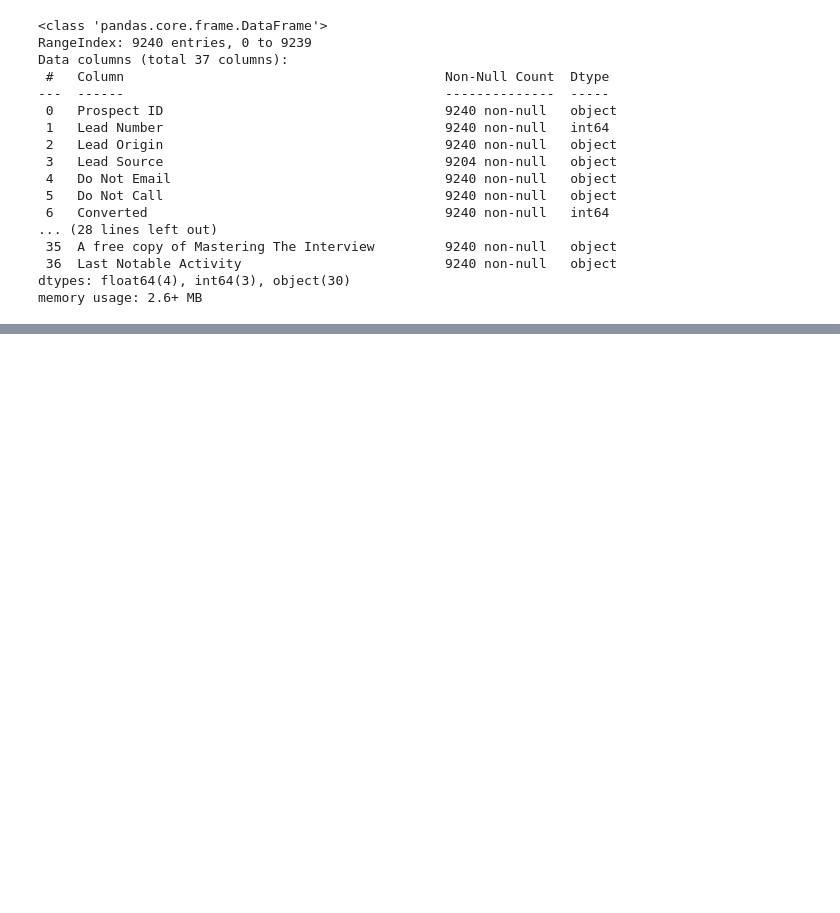
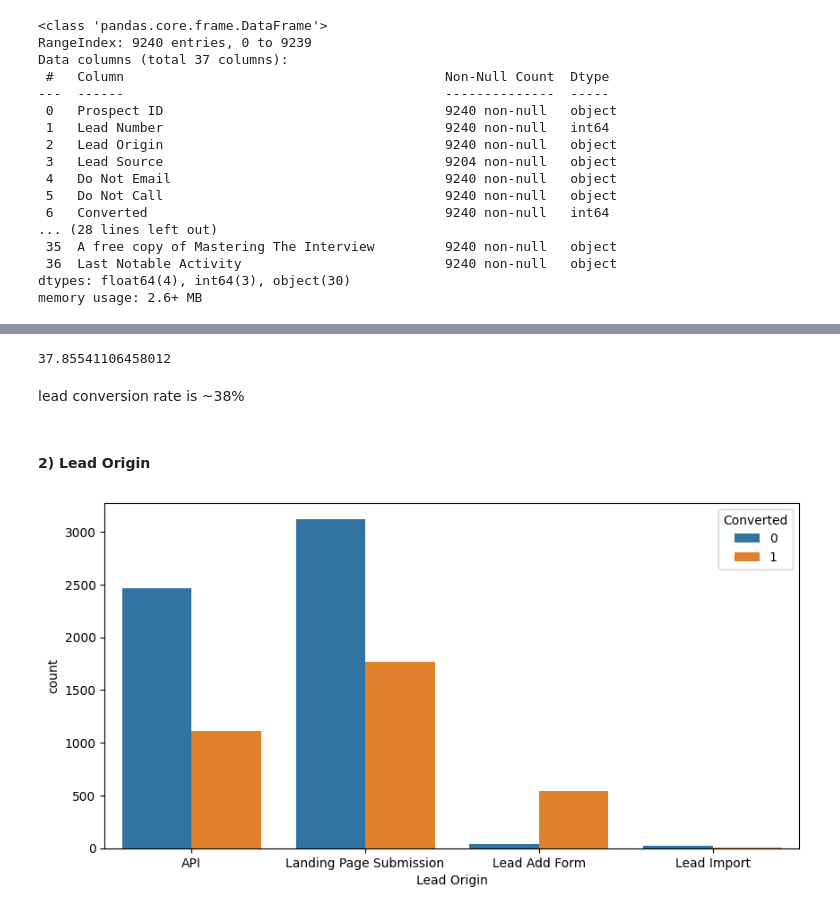
Before and after one commit to KaustavGhosh-97/Lead-Scoring-Case, a Jupyter notebook: Lead_Scoring_case_study.ipynb, the cells around one changed output, grey strips where cells are left out. Drawn from its saved outputs; the diff is of its cells as text; code cells hidden in the pictures; blank space fills up the shorter version.

```diff
--- a/Lead_Scoring_case_study.ipynb
+++ b/Lead_Scoring_case_study.ipynb
@@ -73,0 +243,3 @@ data.describe()
+# %%
+# Imputing the missing data in the "What is your current occupation" column with "Unemployed"
+data["What is your current occupation"]=data["What is your current occupation"].replace(np.nan,"Unemployed")
@@ -73,0 +274,3 @@ data.describe()
+# %%
+# Imputing the missing data in the "Country" column with "India"
+data["Country"]=data["Country"].replace(np.nan,"India")
@@ -73,0 +295,3 @@ data.describe()
+# %%
+# Imputing the missing data in the "City" column with "Mumbai"
+data["City"]=data["City"].replace(np.nan,"Mumbai")
@@ -73,0 +322,3 @@ data.describe()
+# %%
+# Dropping the rows with null values
+data.dropna(inplace = True)
@@ -73,0 +395,15 @@ data.describe()
+# %%
+Converted = (sum(data["Converted"])/len(data["Converted"].index))*100
+Converted
+# %% [output]
+37.85541106458012
+# %% [markdown]
+lead conversion rate is ~38%
+# %% [markdown]
+#### 2) Lead Origin
+# %%
+plt.figure(figsize=(10,5))
+sns.countplot(x = "Lead Origin", hue = "Converted", data = data)
+plt.show()
+# %% [output]
+[figure, added]
```
Also changed, not shown: parts of 271 cells of this notebook.
